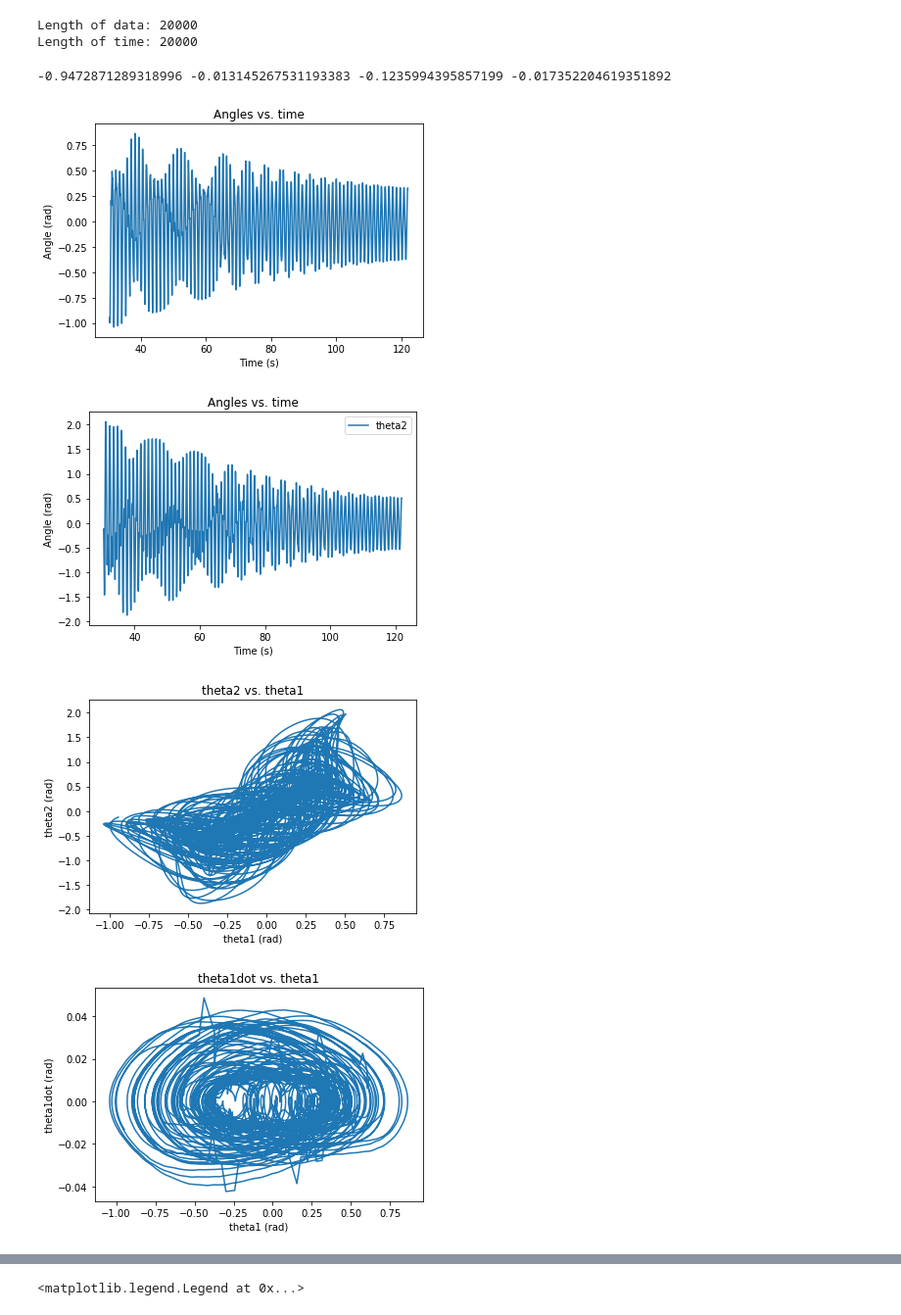
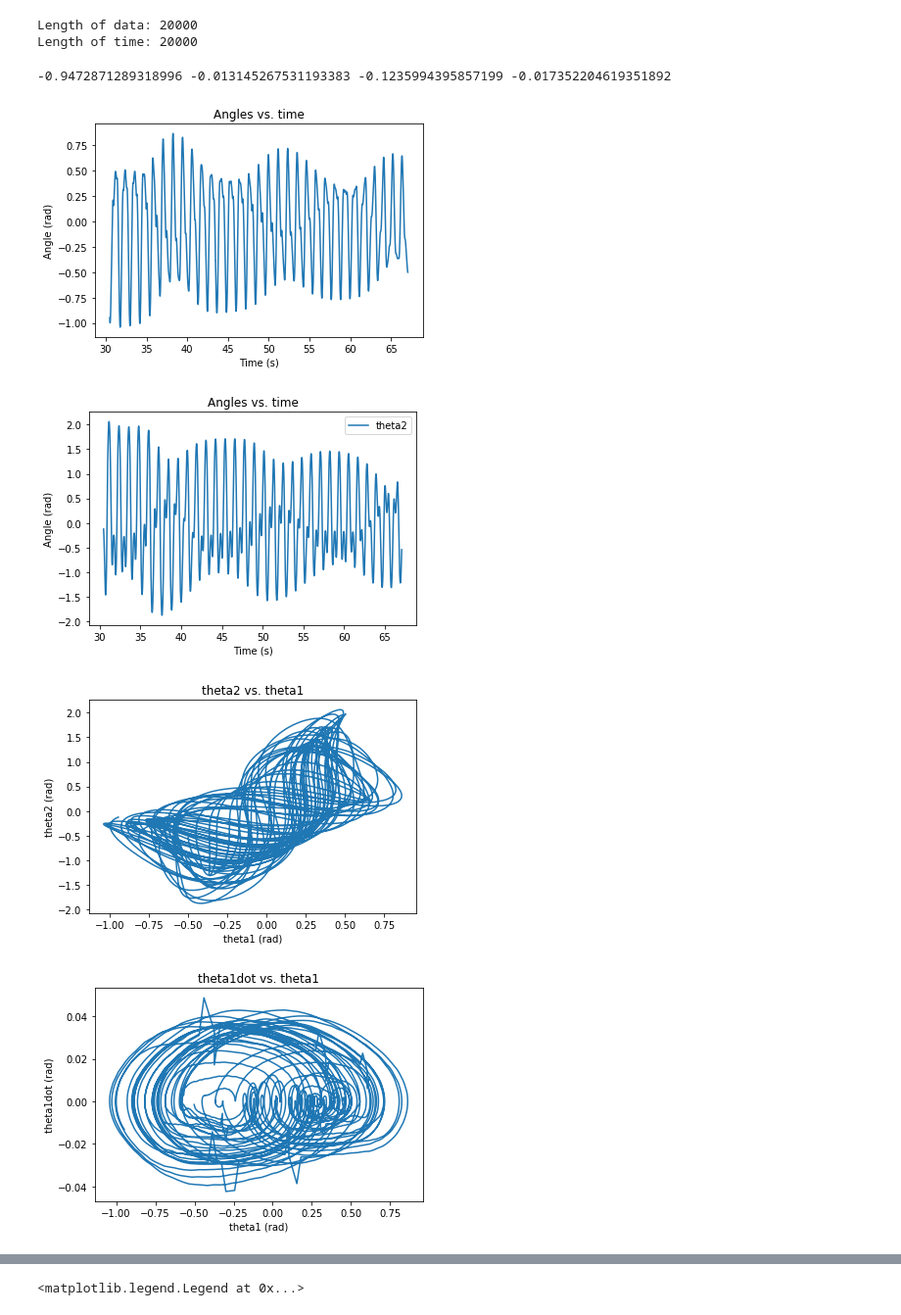
Before and after one commit to khoa-ho/deep-learning-physics, a Jupyter notebook: 5-15-2018 - Experimental double pendulum 2.ipynb, the cells around one changed output, grey strips where cells are left out. Shown at 98% size. Saved outputs shown, nothing was run; the diff lists cells and outputs as text; code cells hidden in the pictures.

```diff
--- a/5-15-2018 - Experimental double pendulum 2.ipynb
+++ b/5-15-2018 - Experimental double pendulum 2.ipynb
@@ -96,7 +96,7 @@ theta1dot = np.gradient(theta1)
 theta2dot = np.gradient(theta2)
 
 a = 5000
-b = 20000
+b = 11000
 
 plt.figure()
 plt.plot(time[a:b], theta1[a:b], label='theta1')
@@ -109,34 +109,34 @@ plt.plot(time[a:b], theta2[a:b], label='theta2')
 plt.title('Angles vs. time')
 plt.xlabel('Time (s)')
 plt.ylabel('Angle (rad)')
 plt.legend()
 
 plt.figure()
 plt.plot(theta1[a:b], theta2[a:b])
 plt.title('theta2 vs. theta1')
 plt.xlabel('theta1 (rad)')
 plt.ylabel('theta2 (rad)')
 
 plt.figure()
 plt.plot(theta1[a:b], theta1dot[a:b])
 plt.title('theta1dot vs. theta1')
 plt.xlabel('theta1 (rad)')
 plt.ylabel('theta1dot (rad)')
 
 plt.figure()
 plt.plot(theta2[a:b], theta2dot[a:b])
 plt.title('theta2dot vs. theta2')
 plt.xlabel('theta2 (rad)')
 plt.ylabel('theta2dot (rad)')
 
 theta_pair = [[x[0], x[1]] for x in zip(theta1, theta2)]
 data = np.array(theta_pair[a:b])
 
 init = 5000
 print(theta1[init], theta1dot[init], theta2[init], theta2dot[init])
 # %% [output]
 -0.9472871289318996 -0.013145267531193383 -0.1235994395857199 -0.017352204619351892
-[figure, old version]
+[figure, new version]
-[figure, old version]
+[figure, new version]
-[figure, old version]
+[figure, new version]
-[figure, old version]
+[figure, new version]
```
Also changed, not shown: parts of 9 cells of this notebook, 3 other files.
